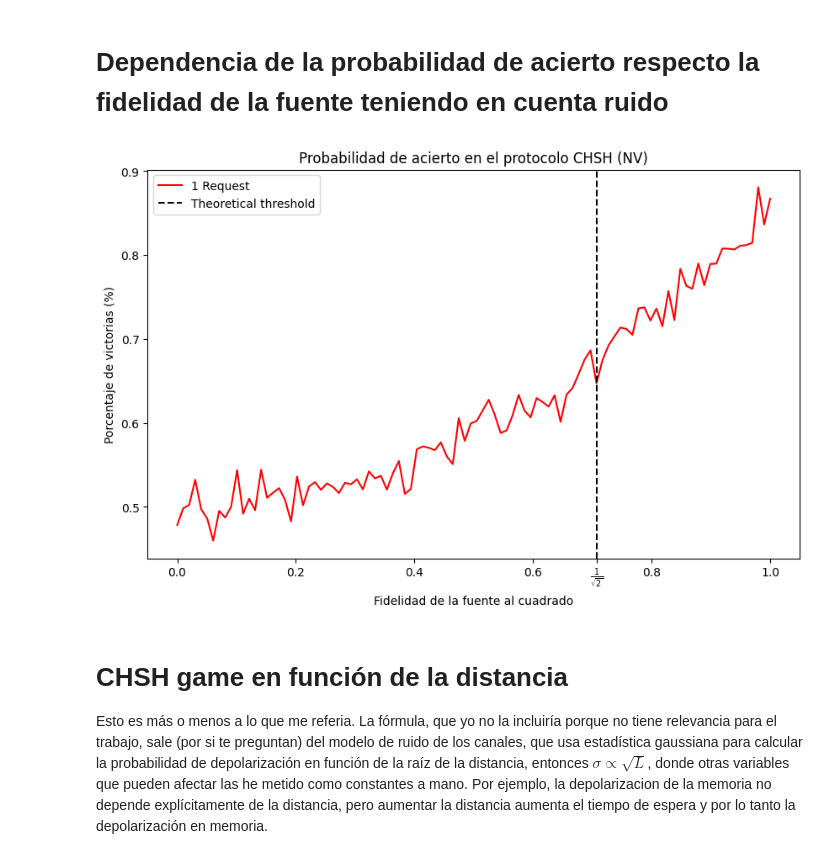
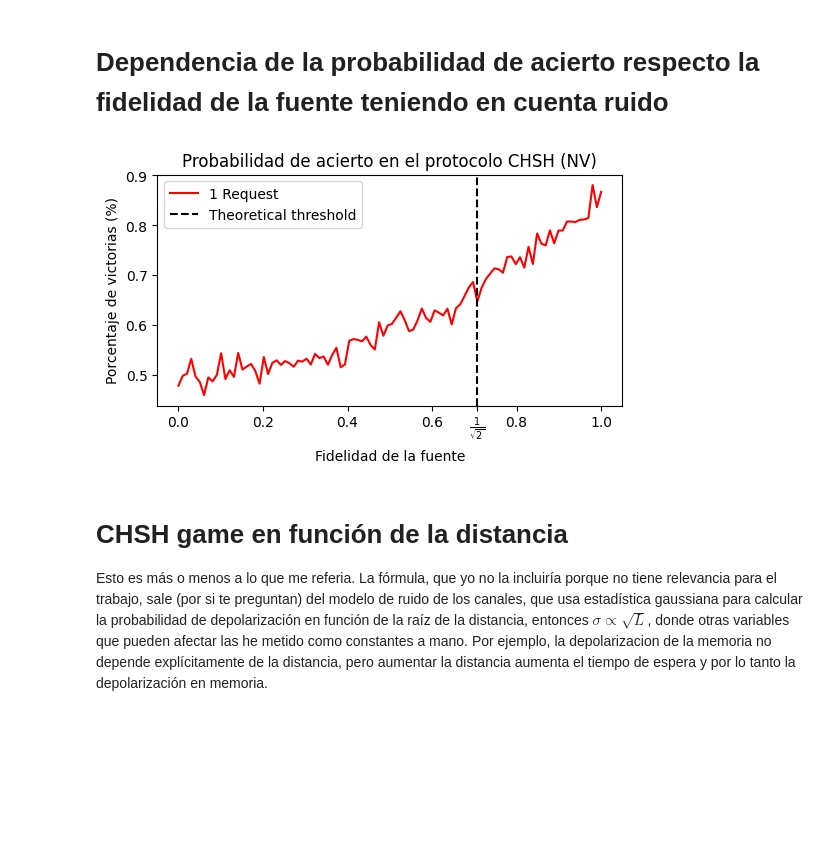
Before and after one commit to davidpcuvigo/quantumcity, a Jupyter notebook: graficosTFM/PruebasCHSH(49-9-10).ipynb, the cells around one changed output. Saved outputs shown, nothing was run; the diff lists cells and outputs as text; code cells hidden in the pictures; blank space fills up the shorter version.

```diff
--- a/graficosTFM/PruebasCHSH(49-9-10).ipynb
+++ b/graficosTFM/PruebasCHSH(49-9-10).ipynb
@@ -11,24 +11,24 @@ df3 = pd.read_csv('prueba10.csv',delimiter=',',index_col=3)
 # Dependencia de la probabilidad de acierto respecto la fidelidad de la fuente teniendo en cuenta ruido
 # %%
 # Plot the results
-plt.figure(figsize=(10, 6))
+plt.figure(figsize=(6, 3))
 plt.plot(df1['Win p'], color='r',label='1 Request')
 plt.axvline(x=1/(2**(1/2)), color='black', linestyle='--', label='Theoretical threshold')
-plt.xlabel('Fidelidad de la fuente al cuadrado')
+plt.xlabel('Fidelidad de la fuente')
 plt.ylabel('Porcentaje de victorias (%)')
 plt.title('Probabilidad de acierto en el protocolo CHSH (NV)')
 plt.xticks([0,0.2,0.4,0.6,0.8,1] + [1/(2**(1/2))]) #Adding the extra point
 current_ticks = list(plt.xticks()[0])  # Get current x-ticks
 tick_labels = [f"{tick:.1f}" if tick != 1/(2**(1/2)) else "$\\frac{1}{\\sqrt{2}}$" for tick in current_ticks]
 
 # Set the x-ticks and their labels
 plt.xticks(current_ticks, tick_labels)
 
 plt.legend()
 #plt.grid(True)
 plt.show()
 # %% [output]
-[figure, old version]
+[figure, new version]
 # %% [markdown]
 # CHSH game en función de la distancia
 Esto es más o menos a lo que me referia. La fórmula, que yo no la incluiría porque no tiene relevancia para el trabajo, sale (por si te preguntan) del modelo de ruido de los canales, que usa estadística gaussiana para calcular la probabilidad de depolarización en función de la raíz de la distancia, entonces $\sigma \propto \sqrt{L}$, donde otras variables que pueden afectar las he metido como constantes a mano. Por ejemplo, la depolarizacion de la memoria no depende explícitamente de la distancia, pero aumentar la distancia aumenta el tiempo de espera y por lo tanto la depolarización en memoria.
```
Also changed, not shown: parts of 2 cells of this notebook, 5 other files.
